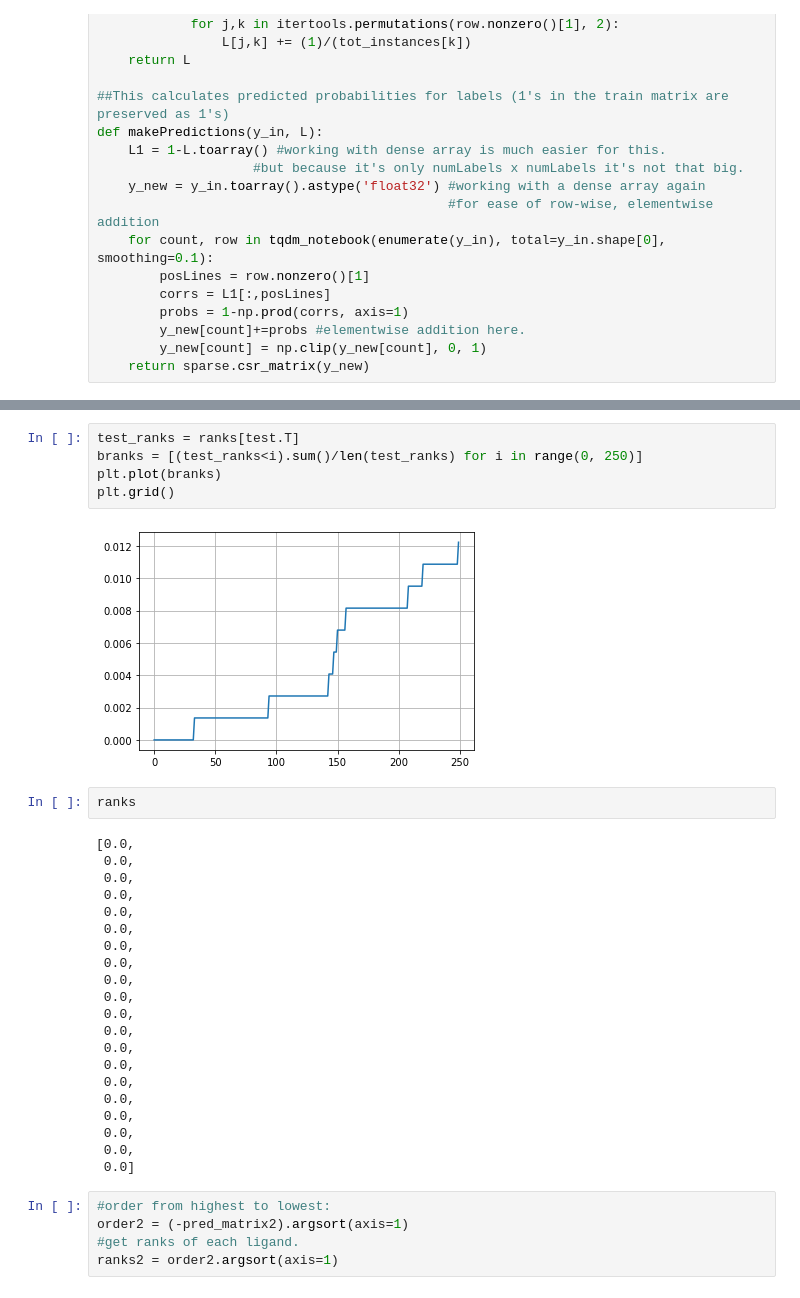
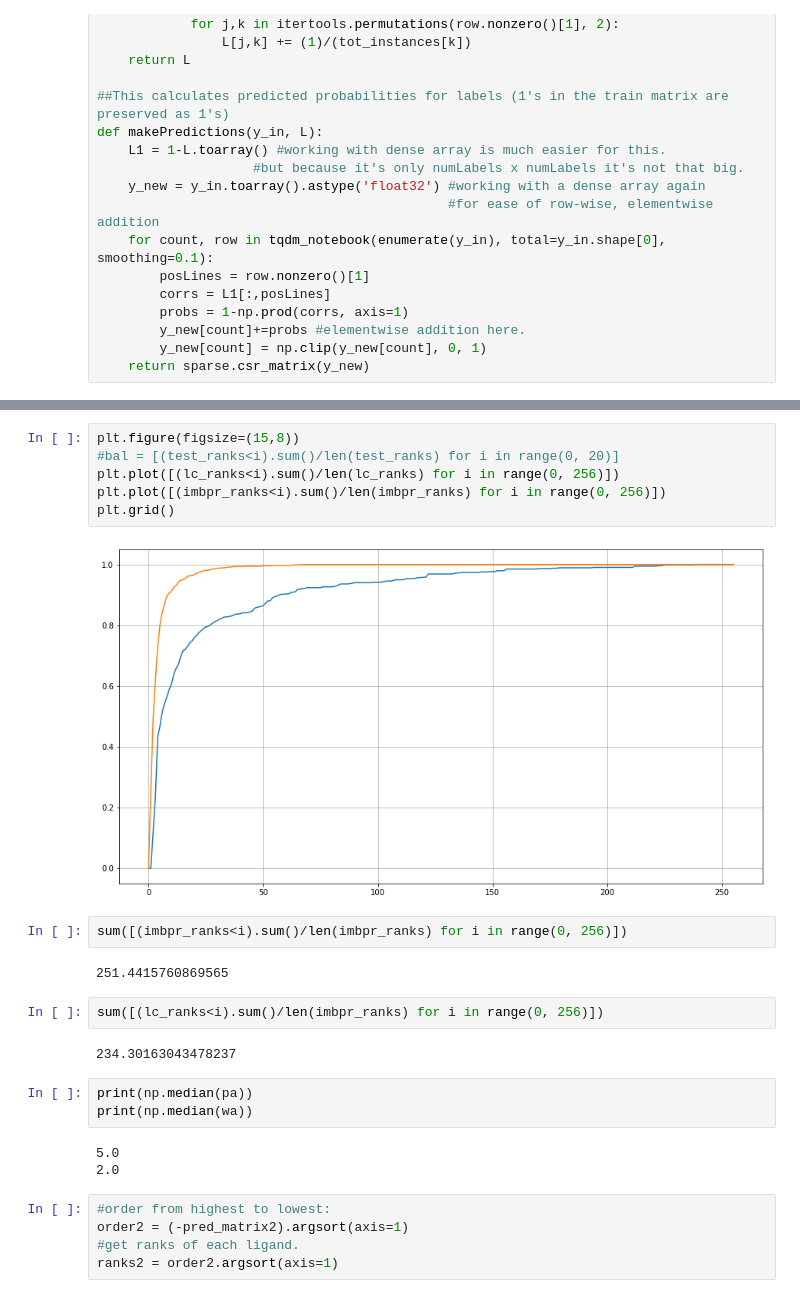
Before and after one commit to ljmartin/molrec, a Jupyter notebook: time_split/graphing_notebook.ipynb, the cells around one changed output, grey strips where cells are left out. Cells and saved outputs as stored; diff of their text form.

```diff
--- a/time_split/graphing_notebook.ipynb
+++ b/time_split/graphing_notebook.ipynb
@@ -146,33 +165,25 @@ kdeplot(ranks2[test.T])
+# %%
+plt.figure(figsize=(15,8))
+#bal = [(test_ranks<i).sum()/len(test_ranks) for i in range(0, 20)]
+plt.plot([(lc_ranks<i).sum()/len(lc_ranks) for i in range(0, 256)])
+plt.plot([(imbpr_ranks<i).sum()/len(imbpr_ranks) for i in range(0, 256)])
+plt.grid()
+# %% [output]
+[figure, added]
 # %%
-test_ranks = ranks[test.T]
-branks = [(test_ranks<i).sum()/len(test_ranks) for i in range(0, 250)]
-plt.plot(branks)
-plt.grid()
+sum([(imbpr_ranks<i).sum()/len(imbpr_ranks) for i in range(0, 256)])
 # %% [output]
-[figure, removed]
+251.4415760869565
-# %%
-ranks
-# %% [output]
-[0.0,
- 0.0,
- 0.0,
- 0.0,
- 0.0,
- 0.0,
- 0.0,
- 0.0,
- 0.0,
- 0.0,
- 0.0,
- 0.0,
- 0.0,
- 0.0,
- 0.0,
- 0.0,
- 0.0,
- 0.0,
- 0.0,
- 0.0]
+# %%
+sum([(lc_ranks<i).sum()/len(imbpr_ranks) for i in range(0, 256)])
+# %% [output]
+234.30163043478237
+# %%
+print(np.median(pa))
+print(np.median(wa))
+# %% [output]
+5.0
+2.0
 # %%
 #order from highest to lowest:
 order2 = (-pred_matrix2).argsort(axis=1)
```
Also changed, not shown: parts of 59 cells of this notebook, 3 other files.
